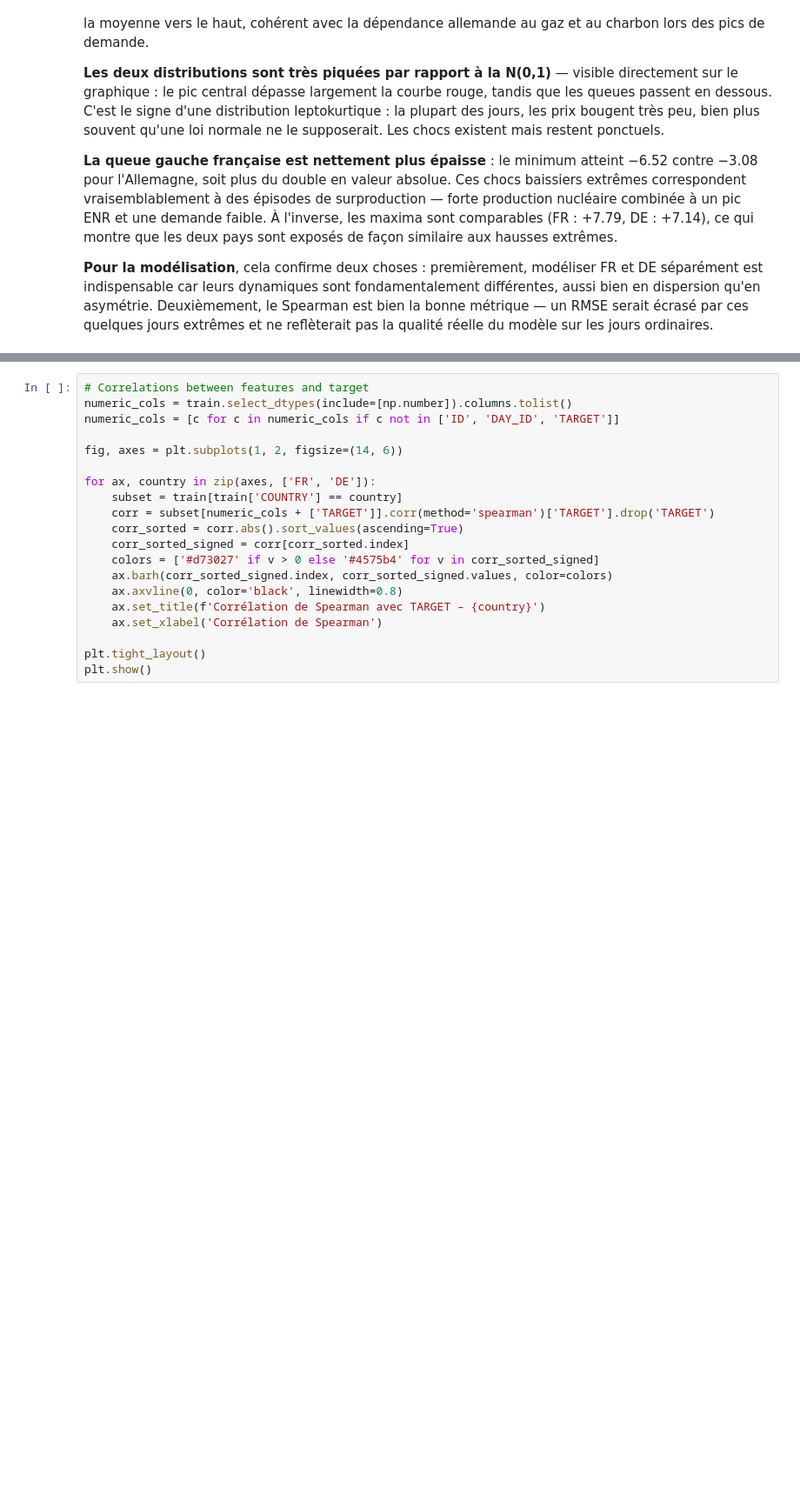
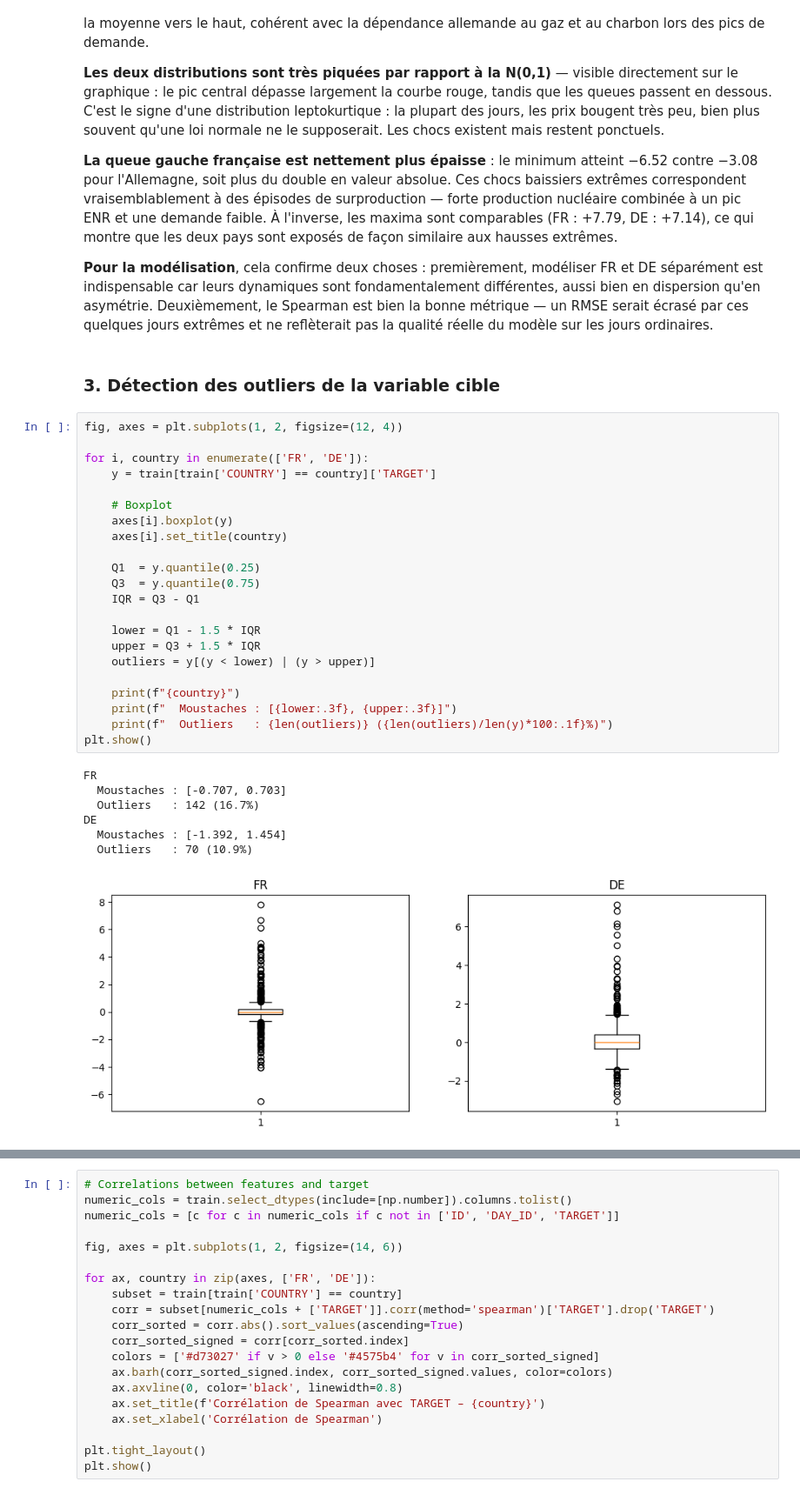
Before and after one commit to hugoser10/explaining-electricity-prices, a Jupyter notebook: eda.ipynb, the cells around one changed output, grey strips where cells are left out. Shown at 87% size. Saved outputs shown, nothing was run; the diff lists cells and outputs as text; blank space fills up the shorter version.

```diff
--- a/eda.ipynb
+++ b/eda.ipynb
@@ -148,3 +148,35 @@ FR       7.786578
 **La queue gauche française est nettement plus épaisse** : le minimum atteint −6.52 contre −3.08 pour l'Allemagne, soit plus du double en valeur absolue. Ces chocs baissiers extrêmes correspondent vraisemblablement à des épisodes de surproduction — forte production nucléaire combinée à un pic ENR et une demande faible. À l'inverse, les maxima sont comparables (FR : +7.79, DE : +7.14), ce qui montre que les deux pays sont exposés de façon similaire aux hausses extrêmes.
 
 **Pour la modélisation**, cela confirme deux choses : premièrement, modéliser FR et DE séparément est indispensable car leurs dynamiques sont fondamentalement différentes, aussi bien en dispersion qu'en asymétrie. Deuxièmement, le Spearman est bien la bonne métrique — un RMSE serait écrasé par ces quelques jours extrêmes et ne reflèterait pas la qualité réelle du modèle sur les jours ordinaires.
+# %% [markdown]
+### 3. Détection des outliers de la variable cible
+# %%
+fig, axes = plt.subplots(1, 2, figsize=(12, 4))
+
+for i, country in enumerate(['FR', 'DE']):
+    y = train[train['COUNTRY'] == country]['TARGET']
+
+    # Boxplot
+    axes[i].boxplot(y)
+    axes[i].set_title(country)
+
+    Q1  = y.quantile(0.25)
+    Q3  = y.quantile(0.75)
+    IQR = Q3 - Q1
+
+    lower = Q1 - 1.5 * IQR
+    upper = Q3 + 1.5 * IQR
+    outliers = y[(y < lower) | (y > upper)]
+
+    print(f"{country}")
+    print(f"  Moustaches : [{lower:.3f}, {upper:.3f}]")
+    print(f"  Outliers   : {len(outliers)} ({len(outliers)/len(y)*100:.1f}%)")
+plt.show()
+# %% [output]
+FR
+  Moustaches : [-0.707, 0.703]
+  Outliers   : 142 (16.7%)
+DE
+  Moustaches : [-1.392, 1.454]
+  Outliers   : 70 (10.9%)
+[figure, added]
```
Also changed, not shown: parts of 3 cells of this notebook, 3 other files.
